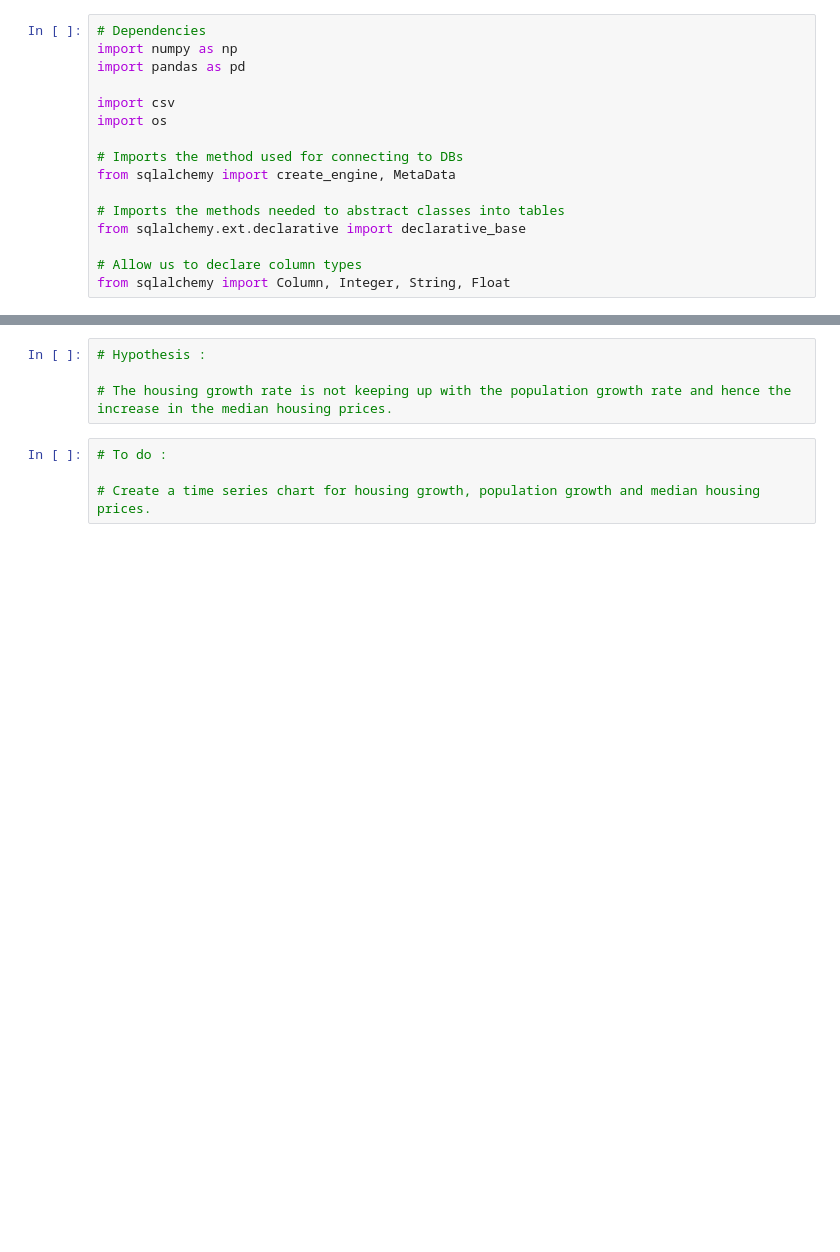
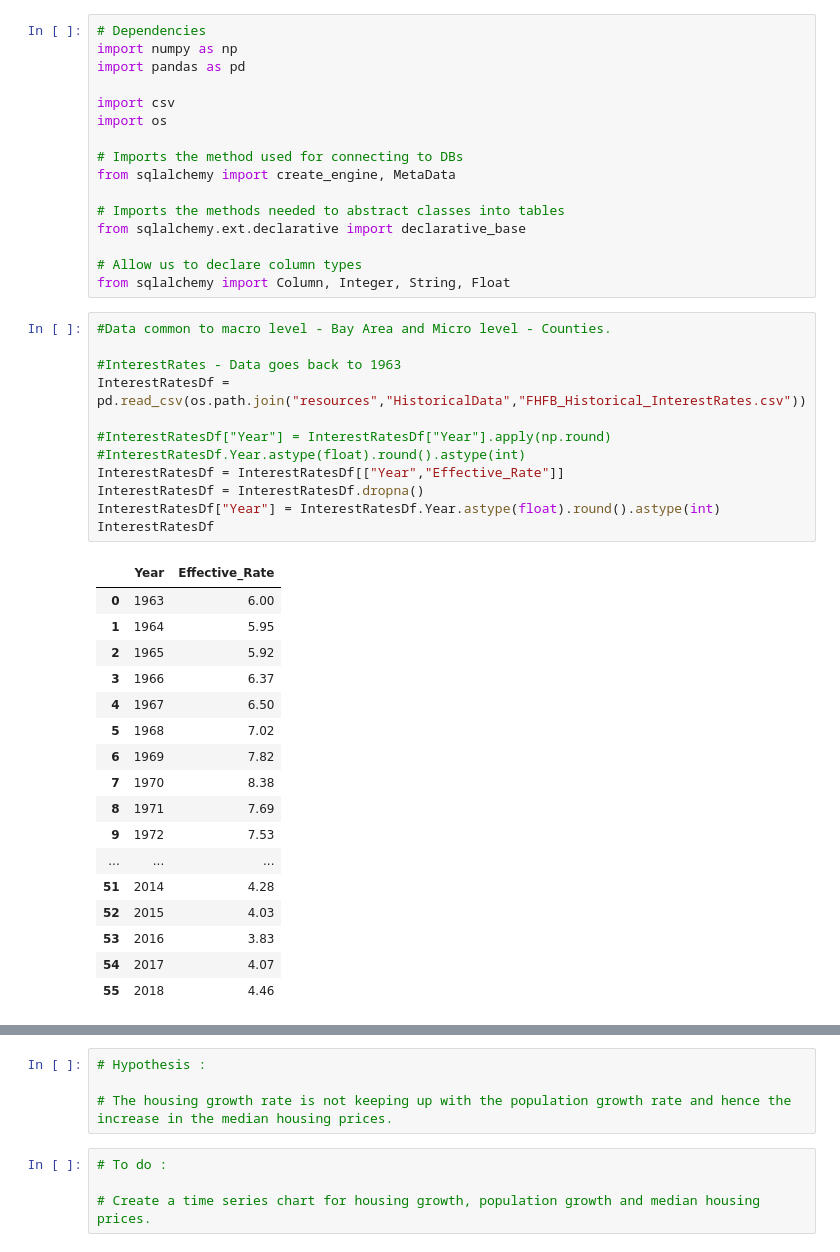
Before and after one commit to Niyatihd/BC-Project3, a Jupyter notebook: DataExploration.ipynb, the cells around one changed output, grey strips where cells are left out. Drawn from its saved outputs; the diff is of its cells as text; blank space fills up the shorter version.

Commit message:
Data Exploration

```diff
--- a/DataExploration.ipynb
+++ b/DataExploration.ipynb
@@ -14,3 +14,33 @@ from sqlalchemy.ext.declarative import declarative_base
 
 # Allow us to declare column types
 from sqlalchemy import Column, Integer, String, Float
+# %%
+#Data common to macro level - Bay Area and Micro level - Counties.
+
+#InterestRates - Data goes back to 1963
+InterestRatesDf =  pd.read_csv(os.path.join("resources","HistoricalData","FHFB_Historical_InterestRates.csv"))
+
+#InterestRatesDf["Year"] = InterestRatesDf["Year"].apply(np.round)
+#InterestRatesDf.Year.astype(float).round().astype(int)
+InterestRatesDf = InterestRatesDf[["Year","Effective_Rate"]]
+InterestRatesDf = InterestRatesDf.dropna()
+InterestRatesDf["Year"] = InterestRatesDf.Year.astype(float).round().astype(int)
+InterestRatesDf
+# %% [output]
+|  | Year | Effective_Rate |
+| 0 | 1963 | 6.00 |
+| 1 | 1964 | 5.95 |
+| 2 | 1965 | 5.92 |
+| 3 | 1966 | 6.37 |
+| 4 | 1967 | 6.50 |
+| 5 | 1968 | 7.02 |
+| 6 | 1969 | 7.82 |
+| 7 | 1970 | 8.38 |
+| 8 | 1971 | 7.69 |
+| 9 | 1972 | 7.53 |
+| ... | ... | ... |
+| 51 | 2014 | 4.28 |
+| 52 | 2015 | 4.03 |
+| 53 | 2016 | 3.83 |
+| 54 | 2017 | 4.07 |
+| 55 | 2018 | 4.46 |
```
Also changed, not shown: parts of 2 cells of this notebook, 3 other files.
